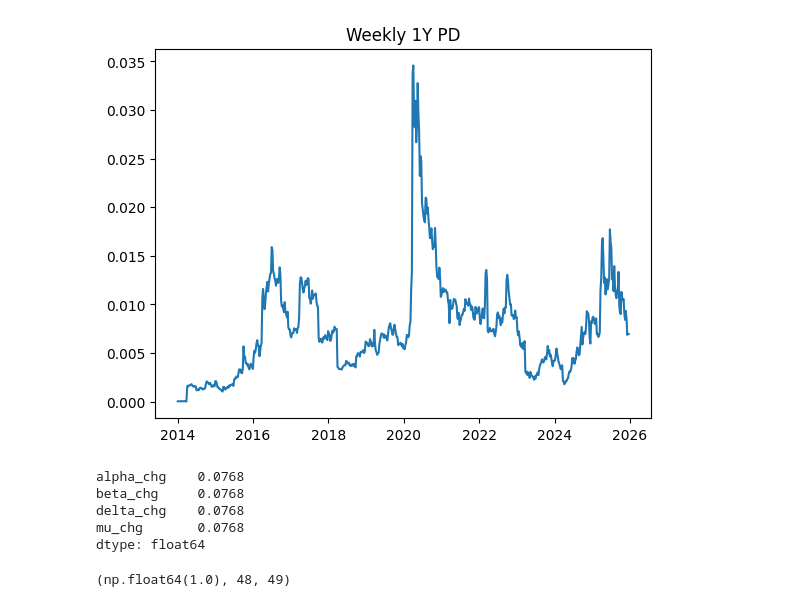
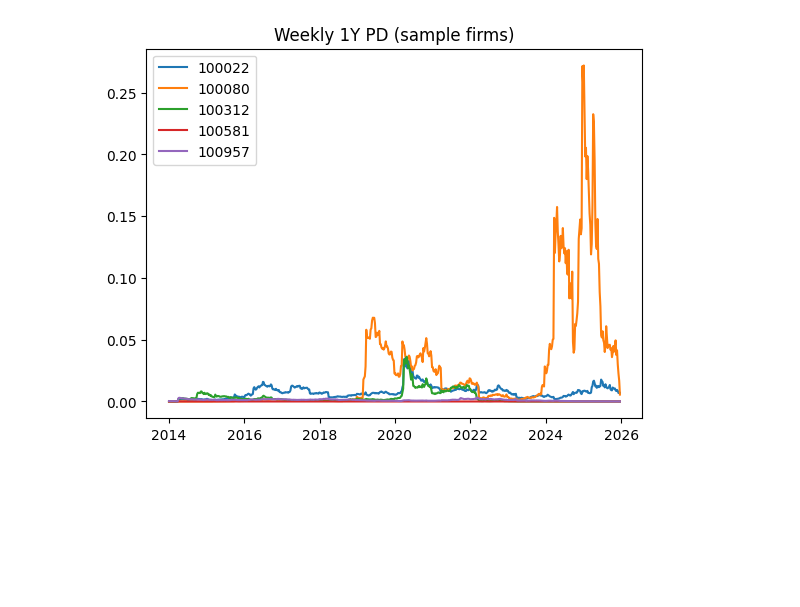
Before and after one commit to keenanveronica/Merton_NIGbayesian, a Jupyter notebook: NIG_model.ipynb, the cells around one changed output. Cells and saved outputs as stored; diff of their text form; code cells hidden in the pictures; blank space fills up the shorter version.

Commit message:
NIG model for all firm (sensible results) implemented successfully

```diff
--- a/NIG_model.ipynb
+++ b/NIG_model.ipynb
@@ -447,0 +75,22 @@ std      0.000758    0.000295    0.000736    0.005185
+# %%
+# Global settings
+P0 = NIGParams(alpha=15.0, beta=-3.0, delta=0.20, mu=0.00)
+INVERT_U = 120.0
+INVERT_N = 2000
+
+WINDOW_WEEKS = 104
+REFIT_EVERY = 13
+HORIZON_WEEKS = 52.0
+
+PD_START = pd.Timestamp("2014-01-01")   # burn-in satisfied by construction
+
+# Identify firms
+gvkeys = (
+    nig_df["gvkey"]
+    .astype(str)
+    .dropna()
+    .unique()
+)
+gvkeys = sorted(gvkeys)
+
+print("n_firms:", len(gvkeys), "date span:", nig_df["date"].min(), "→", nig_df["date"].max())
@@ -448,27 +226,13 @@ std      0.000758    0.000295    0.000736    0.005185
 # %%
-from matplotlib import pyplot as plt
-plt.plot(weekly_pd["date"], weekly_pd["PD_1y"])
-plt.title("Weekly 1Y PD")
+import matplotlib.pyplot as plt
+
+sample_gv = list(pds_by_firm.keys())[:5]
+plt.figure()
+for gv in sample_gv:
+    d = pds_by_firm[gv]
+    plt.plot(d["date"], d["PD_1y"], label=gv)
+plt.title("Weekly 1Y PD (sample firms)")
+plt.legend()
 plt.show()
 # %% [output]
-[figure, old version]
+[figure, new version]
-# %%
-tmp = weekly_pd.sort_values("date").copy()
-
-# Count how often params change week-to-week
-for c in ["alpha","beta","delta","mu"]:
-    tmp[c+"_chg"] = tmp[c].diff().fillna(0) != 0
-
-tmp[[c+"_chg" for c in ["alpha","beta","delta","mu"]]].mean()
-# %% [output]
-alpha_chg    0.0768
-beta_chg     0.0768
-delta_chg    0.0768
-mu_chg       0.0768
-dtype: float64
-# %%
-refit_dates = set(pd.to_datetime(updates["date"]))
-changed = tmp.loc[tmp["alpha"].diff().fillna(0) != 0, "date"]
-changed.isin(refit_dates).mean(), len(changed), len(refit_dates)
-# %% [output]
-(np.float64(1.0), 48, 49)
```
Also changed, not shown: parts of 23 cells of this notebook, 2 other files.
